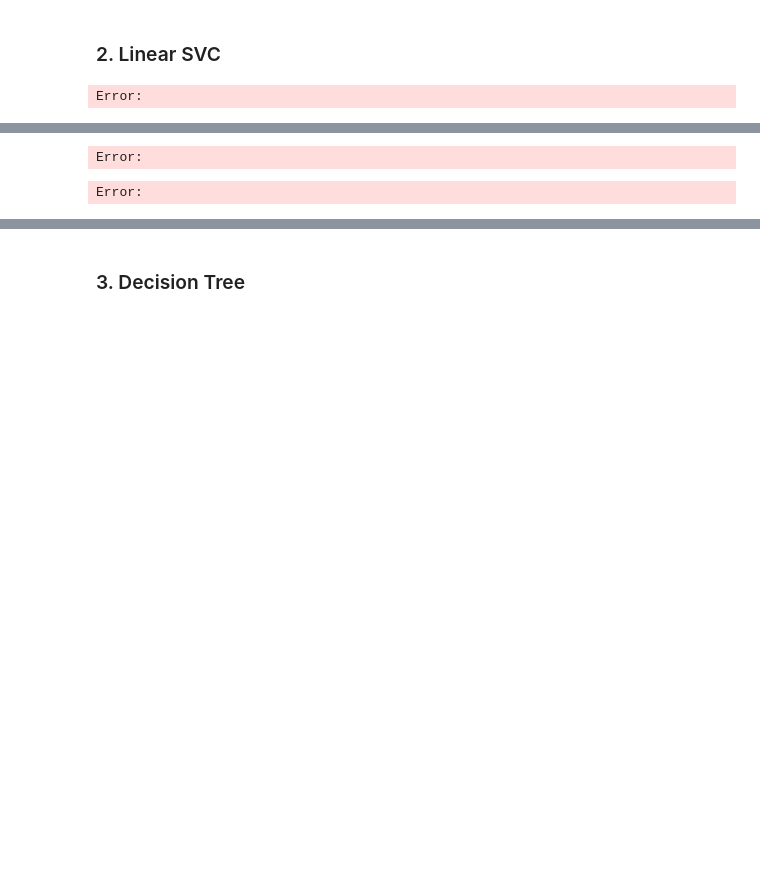
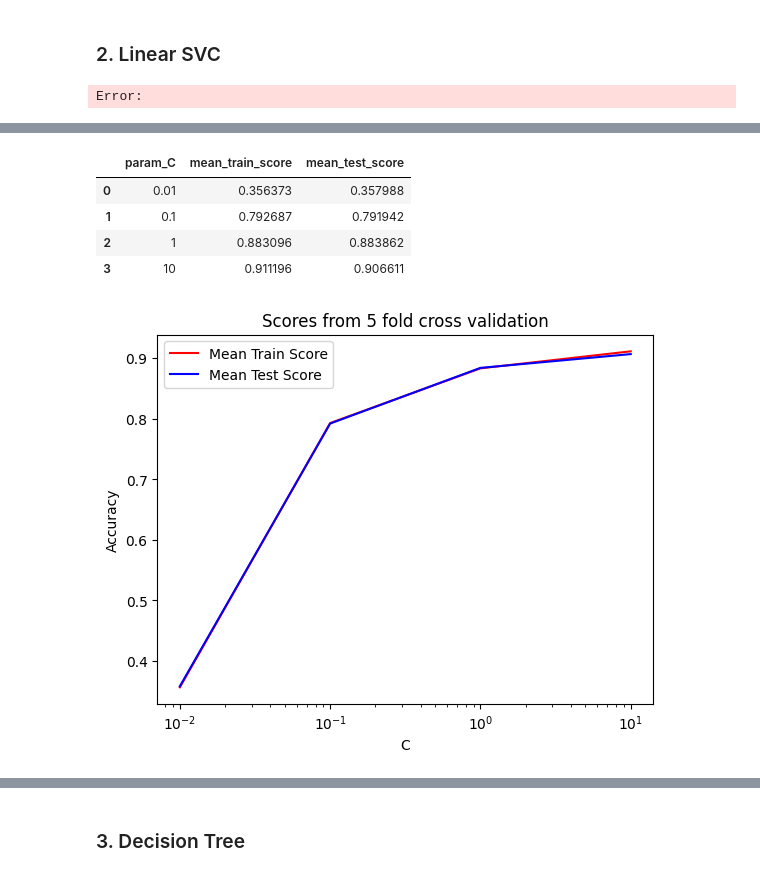
Before and after one commit to Lakuna/CS-412-Final-Project, a Jupyter notebook: Classification.ipynb, the cells around one changed output, grey strips where cells are left out. Saved outputs shown, nothing was run; the diff lists cells and outputs as text; code cells hidden in the pictures; blank space fills up the shorter version.

```diff
--- a/Classification.ipynb
+++ b/Classification.ipynb
@@ -158,19 +188,23 @@ Error:
 # %%
-cv_results_lsvc = pd.DataFrame.from_dict(grid_svcLinear.cv_results_)
-cv_results_lsvc[['param_C','mean_train_score','mean_test_score']]
+cv_results = pd.DataFrame.from_dict(grid_svcLinear.cv_results_)
+cv_results[['param_C','mean_train_score','mean_test_score']]
 # %% [output]
-Error:
+|  | param_C | mean_train_score | mean_test_score |
+| 0 | 0.01 | 0.356373 | 0.357988 |
+| 1 | 0.1 | 0.792687 | 0.791942 |
+| 2 | 1 | 0.883096 | 0.883862 |
+| 3 | 10 | 0.911196 | 0.906611 |
 # %%
-x_axis = cv_results_lsvc['param_C']
-plt.plot(x_axis, cv_results_lsvc['mean_train_score'], c = 'r', label = 'Mean Train Score', marker='o', linestyle='-')
-plt.plot(x_axis, cv_results_lsvc['mean_test_score'], c = 'b', label = 'Mean Test Score', marker='o', linestyle='-')
+x_axis = cv_results['param_C']
+plt.plot(x_axis, cv_results['mean_train_score'], c = 'r', label = 'Mean Train Score')
+plt.plot(x_axis, cv_results['mean_test_score'], c = 'b', label = 'Mean Test Score')
 plt.legend()
 plt.title('Scores from 5 fold cross validation')
 plt.xlabel('C')
 plt.ylabel('Accuracy')
 plt.xscale('log')
 # %% [output]
-Error:
+[figure, added]
 # %%
 print("Best cross-validation score: {:.4f}".format(grid_svcLinear.best_score_))
 print('Best penalty term:',grid_svcLinear.best_params_)
```
Also changed, not shown: parts of 30 cells of this notebook.
